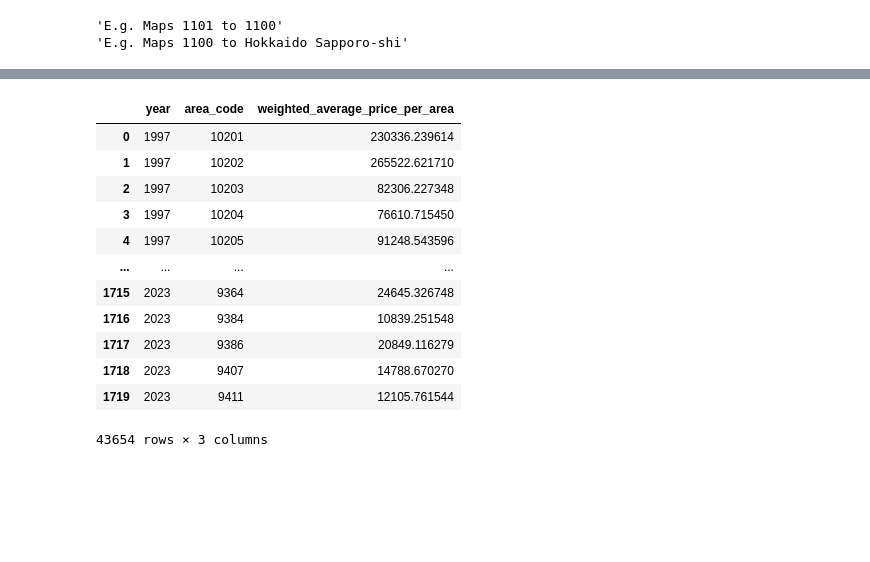
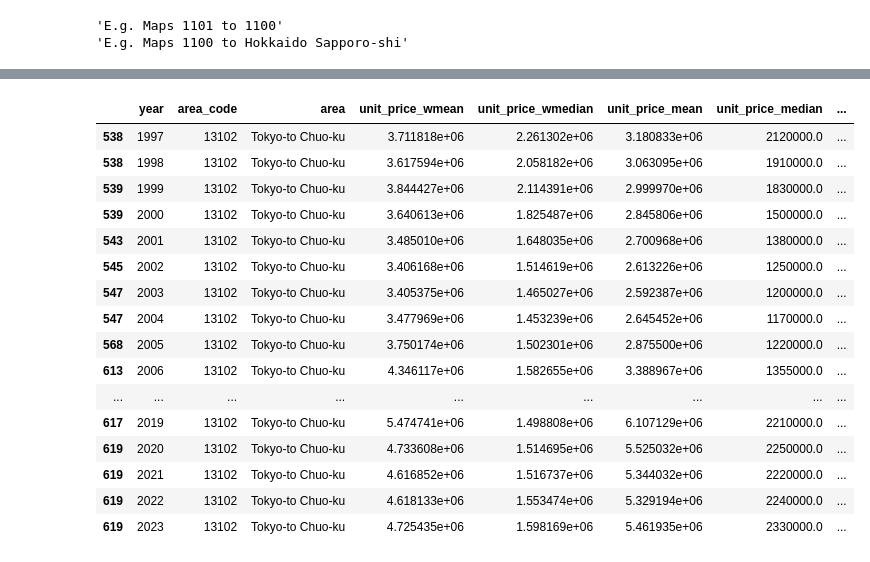
Before and after one commit to diabhaque/Yogen, a Jupyter notebook: notebooks/core_preprocessing/plps.ipynb, the cells around one changed output, grey strips where cells are left out. Cells and saved outputs as stored; diff of their text form; code cells hidden in the pictures; blank space fills up the shorter version.

```diff
--- a/notebooks/core_preprocessing/plps.ipynb
+++ b/notebooks/core_preprocessing/plps.ipynb
@@ -83,11 +84,11 @@ parser = JpAddressParser(enable_town=True)
 # %%
 def custom_aggregate(x):
     d = {}
-    d["unit_price_wmean"] = np.average(x["unit_price"], weights=x["trade_area"])
-    d["unit_price_wmedian"] = weighted.median(x["unit_price"], weights=x["trade_area"])
+    d["unit_price_wmean"] = np.average(x["unit_price"], weights=x["traded_area"])
+    d["unit_price_wmedian"] = weighted.median(x["unit_price"], weights=x["traded_area"])
     d["unit_price_mean"] = x["unit_price"].mean()
     d["unit_price_median"] = x["unit_price"].median()
-    d["total_traded_area"] = x["trade_area"].sum()
+    d["total_traded_area"] = x["traded_area"].sum()
     d["count"] = x["count"].count()
     return pd.Series(
         d,
@@ -100,3 +101,5 @@ def custom_aggregate(x):
             "count",
         ],
     )
+# %%
+main_df = pd.read_csv(plps_data_paths[2022])
@@ -103,8 +122,8 @@ def custom_aggregate(x):
 # %%
-%%capture
+# %%capture
 
-for year, data_path in plps_data_paths.items():
-    main_df = pd.read_csv(data_path)
+# for year, data_path in plps_data_paths.items():
+    # main_df = pd.read_csv(data_path)
     main_df = main_df.assign(year=year, count=1)
     main_df["area_code"] = main_df[addr_column].apply(lambda x: get_city_code(parser, x))
     main_df["area"] = main_df["area_code"].apply(get_area_from_area_code)
@@ -115,5 +152,7 @@ for year, data_path in plps_data_paths.items():
 # %%
 final_df = pd.DataFrame()
+
+pbar = tqdm(total=len(plps_pre_derived_data_paths))
 
 for year, data_path in plps_pre_derived_data_paths.items():
     main_df = pd.read_csv(data_path)
@@ -126,4 +165,7 @@ for year, data_path in plps_pre_derived_data_paths.items():
     df = df.sort_values(by=["year", "area_code"], ascending=[False, True]).reset_index(drop=True)
     df.to_csv(f"{DATA_DIRECTORY_PATH}/derived_plps/yearly/{year}.csv", index=False)
     final_df = pd.concat([final_df, df])
+
+    pbar.update()
+pbar.close()
 # %%
@@ -131,16 +173,20 @@ final_df.to_csv(f"{DATA_DIRECTORY_PATH}/derived_plps/wappa.csv", index=False)
 # %%
-final_df = final_df[final_df["area_code"].apply(lambda x: x.isdigit())]
+final_df[final_df["area_code"] == 13102]
 # %% [output]
-|  | year | area_code | weighted_average_price_per_area |
-| 0 | 1997 | 10201 | 230336.239614 |
-| 1 | 1997 | 10202 | 265522.621710 |
-| 2 | 1997 | 10203 | 82306.227348 |
-| 3 | 1997 | 10204 | 76610.715450 |
-| 4 | 1997 | 10205 | 91248.543596 |
-| ... | ... | ... | ... |
-| 1715 | 2023 | 9364 | 24645.326748 |
-| 1716 | 2023 | 9384 | 10839.251548 |
-| 1717 | 2023 | 9386 | 20849.116279 |
-| 1718 | 2023 | 9407 | 14788.670270 |
-| 1719 | 2023 | 9411 | 12105.761544 |
+|  | year | area_code | area | unit_price_wmean | unit_price_wmedian | unit_price_mean | unit_price_median | ... |
+| 538 | 1997 | 13102 | Tokyo-to Chuo-ku | 3.711818e+06 | 2.261302e+06 | 3.180833e+06 | 2120000.0 | ... |
+| 538 | 1998 | 13102 | Tokyo-to Chuo-ku | 3.617594e+06 | 2.058182e+06 | 3.063095e+06 | 1910000.0 | ... |
+| 539 | 1999 | 13102 | Tokyo-to Chuo-ku | 3.844427e+06 | 2.114391e+06 | 2.999970e+06 | 1830000.0 | ... |
+| 539 | 2000 | 13102 | Tokyo-to Chuo-ku | 3.640613e+06 | 1.825487e+06 | 2.845806e+06 | 1500000.0 | ... |
+| 543 | 2001 | 13102 | Tokyo-to Chuo-ku | 3.485010e+06 | 1.648035e+06 | 2.700968e+06 | 1380000.0 | ... |
+| 545 | 2002 | 13102 | Tokyo-to Chuo-ku | 3.406168e+06 | 1.514619e+06 | 2.613226e+06 | 1250000.0 | ... |
+| 547 | 2003 | 13102 | Tokyo-to Chuo-ku | 3.405375e+06 | 1.465027e+06 | 2.592387e+06 | 1200000.0 | ... |
+| 547 | 2004 | 13102 | Tokyo-to Chuo-ku | 3.477969e+06 | 1.453239e+06 | 2.645452e+06 | 1170000.0 | ... |
+| 568 | 2005 | 13102 | Tokyo-to Chuo-ku | 3.750174e+06 | 1.502301e+06 | 2.875500e+06 | 1220000.0 | ... |
+| 613 | 2006 | 13102 | Tokyo-to Chuo-ku | 4.346117e+06 | 1.582655e+06 | 3.388967e+06 | 1355000.0 | ... |
+| ... | ... | ... | ... | ... | ... | ... | ... | ... |
+| 617 | 2019 | 13102 | Tokyo-to Chuo-ku | 5.474741e+06 | 1.498808e+06 | 6.107129e+06 | 2210000.0 | ... |
+| 619 | 2020 | 13102 | Tokyo-to Chuo-ku | 4.733608e+06 | 1.514695e+06 | 5.525032e+06 | 2250000.0 | ... |
+| 619 | 2021 | 13102 | Tokyo-to Chuo-ku | 4.616852e+06 | 1.516737e+06 | 5.344032e+06 | 2220000.0 | ... |
+| 619 | 2022 | 13102 | Tokyo-to Chuo-ku | 4.618133e+06 | 1.553474e+06 | 5.329194e+06 | 2240000.0 | ... |
+| 619 | 2023 | 13102 | Tokyo-to Chuo-ku | 4.725435e+06 | 1.598169e+06 | 5.461935e+06 | 2330000.0 | ... |
-43654 rows × 3 columns
```
Also changed, not shown: parts of 6 cells of this notebook, 15 other files.
